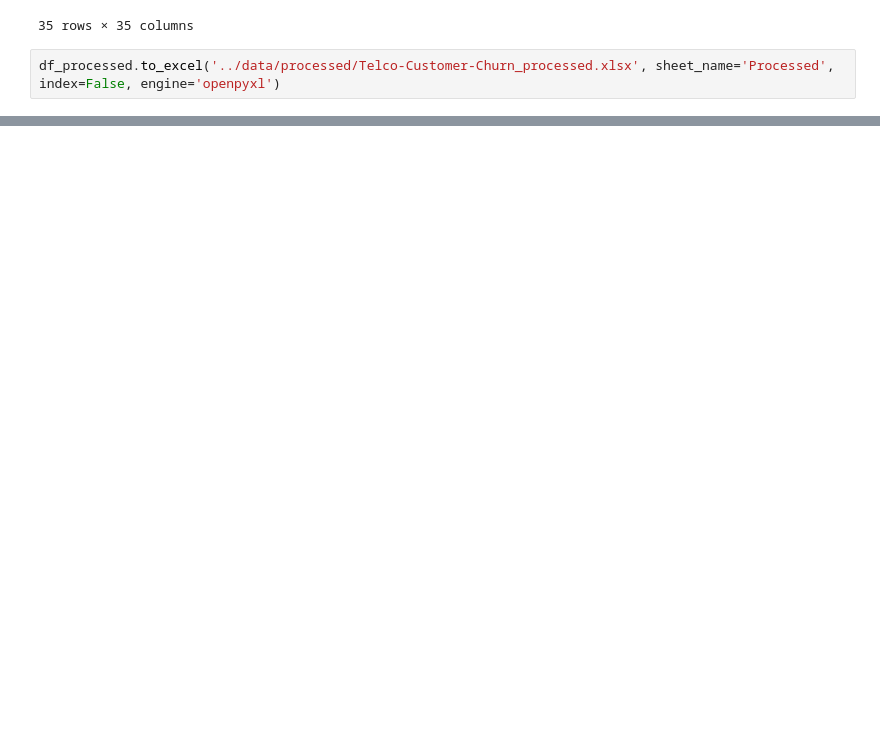
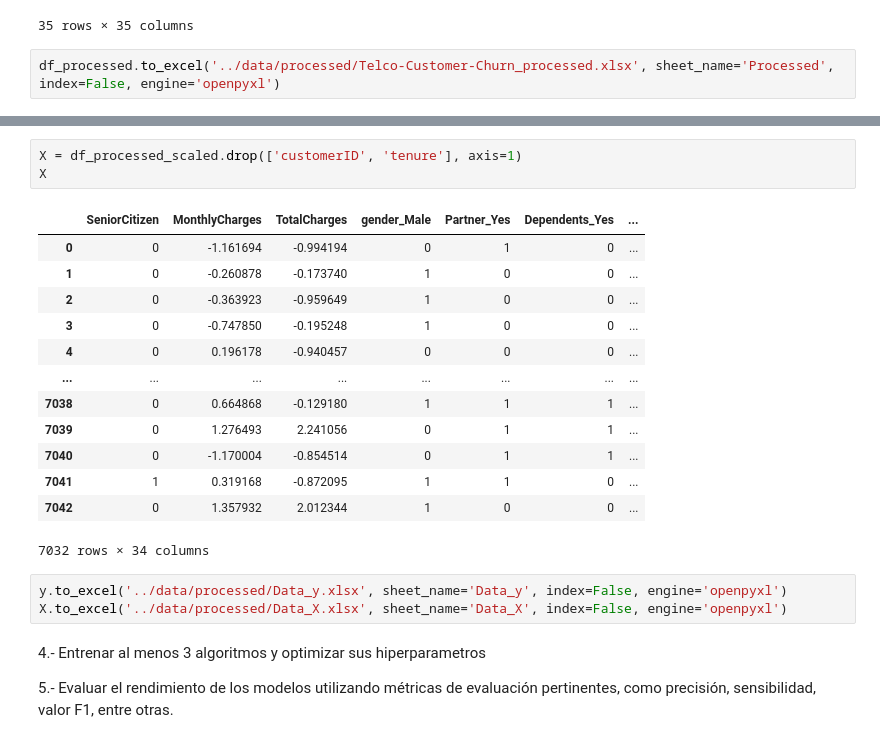
Before and after one commit to pro33cl/machinelearning_clasificacionsupervisada, a Jupyter notebook: notebooks/clasif_sup.ipynb, the cells around one changed output, grey strips where cells are left out. Cells and saved outputs as stored; diff of their text form; blank space fills up the shorter version.

```diff
--- a/notebooks/clasif_sup.ipynb
+++ b/notebooks/clasif_sup.ipynb
@@ -269,2 +356,26 @@ df_processed.to_excel('../data/processed/Telco-Customer-Churn_processed.xlsx', s
+# %%
+X = df_processed_scaled.drop(['customerID', 'tenure'], axis=1)
+X
+# %% [output]
+|  | SeniorCitizen | MonthlyCharges | TotalCharges | gender_Male | Partner_Yes | Dependents_Yes | ... |
+| 0 | 0 | -1.161694 | -0.994194 | 0 | 1 | 0 | ... |
+| 1 | 0 | -0.260878 | -0.173740 | 1 | 0 | 0 | ... |
+| 2 | 0 | -0.363923 | -0.959649 | 1 | 0 | 0 | ... |
+| 3 | 0 | -0.747850 | -0.195248 | 1 | 0 | 0 | ... |
+| 4 | 0 | 0.196178 | -0.940457 | 0 | 0 | 0 | ... |
+| ... | ... | ... | ... | ... | ... | ... | ... |
+| 7038 | 0 | 0.664868 | -0.129180 | 1 | 1 | 1 | ... |
+| 7039 | 0 | 1.276493 | 2.241056 | 0 | 1 | 1 | ... |
+| 7040 | 0 | -1.170004 | -0.854514 | 0 | 1 | 1 | ... |
+| 7041 | 1 | 0.319168 | -0.872095 | 1 | 1 | 0 | ... |
+| 7042 | 0 | 1.357932 | 2.012344 | 1 | 0 | 0 | ... |
+7032 rows × 34 columns
+# %%
+y.to_excel('../data/processed/Data_y.xlsx', sheet_name='Data_y', index=False, engine='openpyxl')
+X.to_excel('../data/processed/Data_X.xlsx', sheet_name='Data_X', index=False, engine='openpyxl')
+# %% [markdown]
+4.- Entrenar al menos 3 algoritmos y optimizar sus hiperparametros
+
+5.- Evaluar el rendimiento de los modelos utilizando métricas de evaluación pertinentes, como precisión, sensibilidad, valor F1, entre otras.
 # %%
 Clasificador = ClasificadorSupervisado()
```
Also changed, not shown: parts of 7 cells of this notebook, 3 other files.
